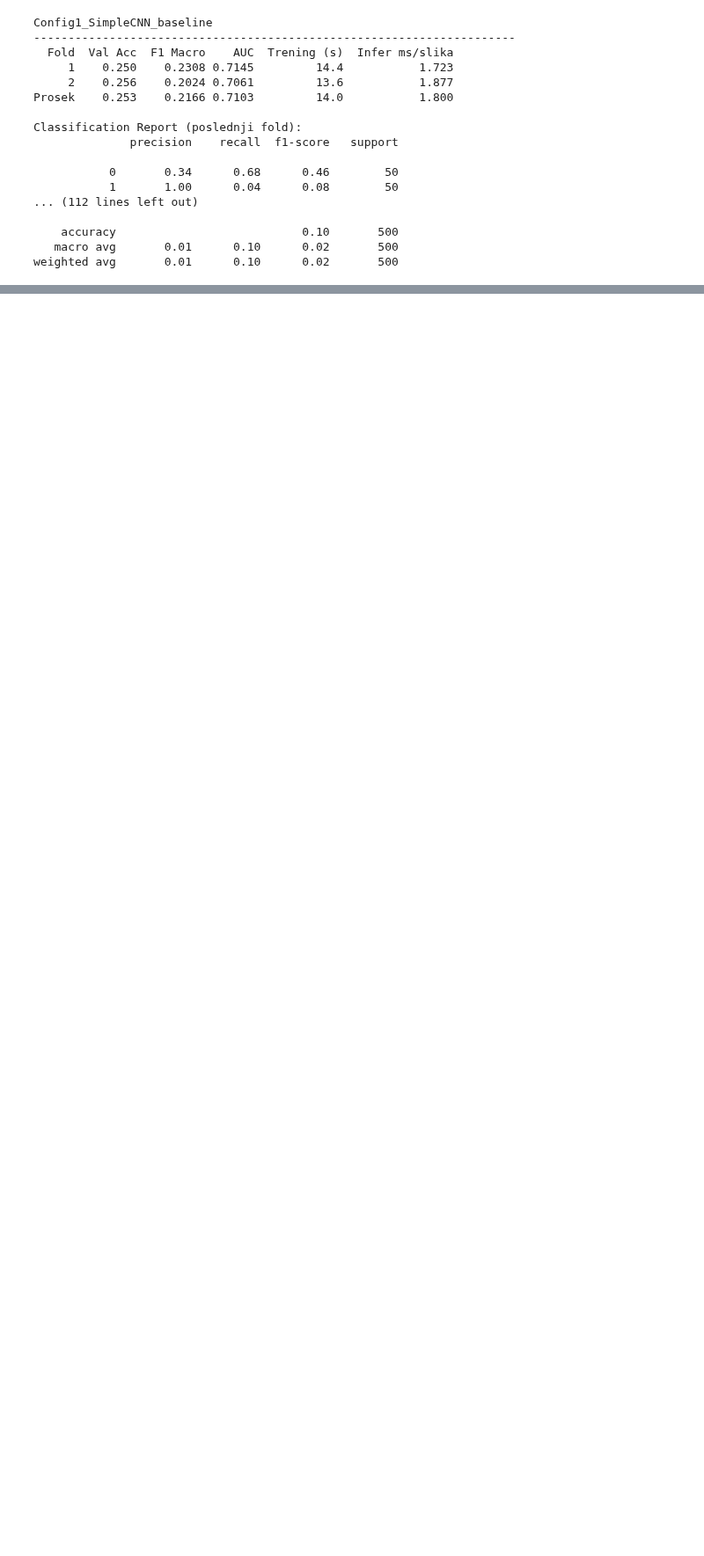
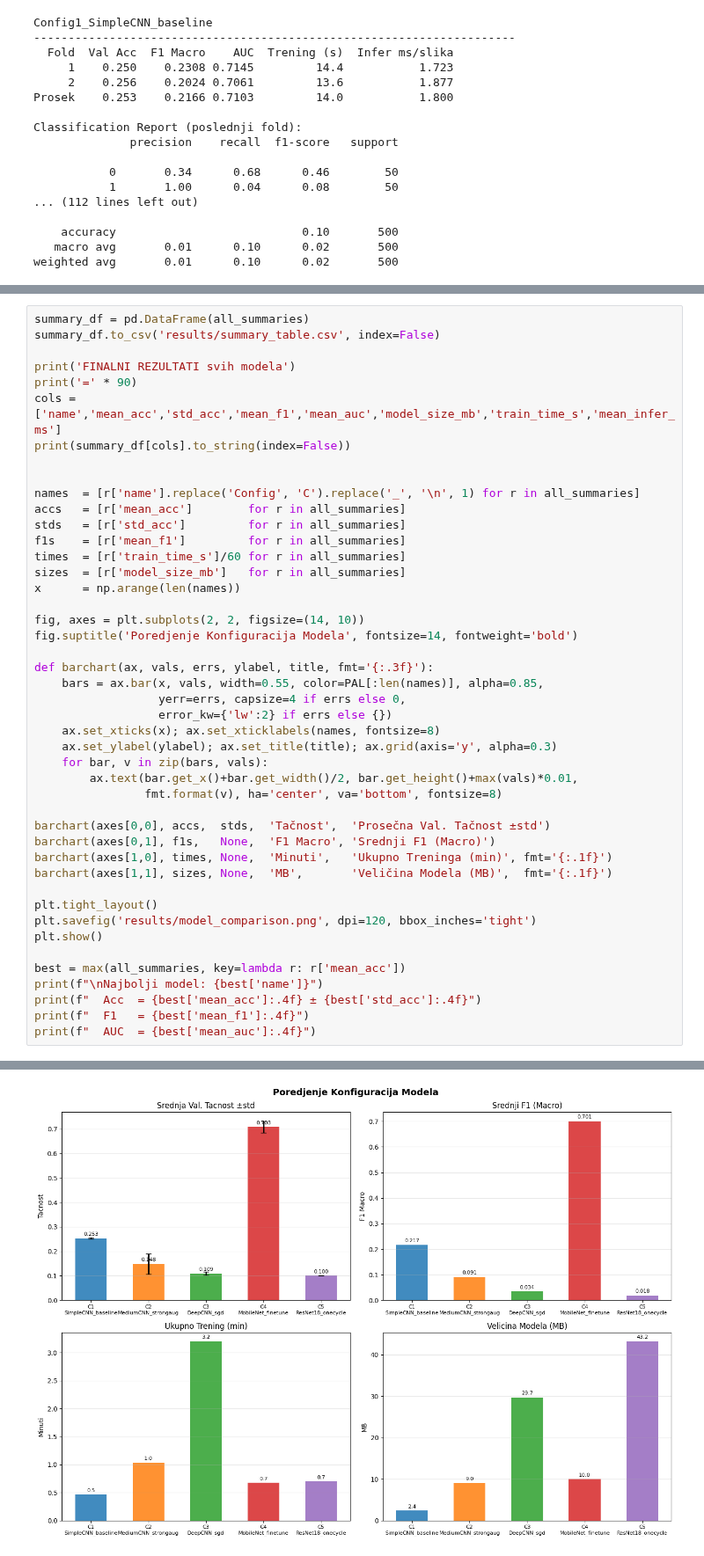
Before and after one commit to predrag002/Animals, a Jupyter notebook: treniranje.ipynb, the cells around one changed output, grey strips where cells are left out. Shown at 88% size. Drawn from its saved outputs; the diff is of its cells as text; blank space fills up the shorter version.

Commit message:
Poredjenje svih modela.

```diff
--- a/treniranje.ipynb
+++ b/treniranje.ipynb
@@ -680,0 +683,46 @@ weighted avg       0.01      0.10      0.02       500
+# %%
+summary_df = pd.DataFrame(all_summaries)
+summary_df.to_csv('results/summary_table.csv', index=False)
+
+print('FINALNI REZULTATI svih modela')
+print('=' * 90)
+cols = ['name','mean_acc','std_acc','mean_f1','mean_auc','model_size_mb','train_time_s','mean_infer_ms']
+print(summary_df[cols].to_string(index=False))
+
+
+names  = [r['name'].replace('Config', 'C').replace('_', '\n', 1) for r in all_summaries]
+accs   = [r['mean_acc']        for r in all_summaries]
+stds   = [r['std_acc']         for r in all_summaries]
+f1s    = [r['mean_f1']         for r in all_summaries]
+times  = [r['train_time_s']/60 for r in all_summaries]
+sizes  = [r['model_size_mb']   for r in all_summaries]
+x      = np.arange(len(names))
+
+fig, axes = plt.subplots(2, 2, figsize=(14, 10))
+fig.suptitle('Poredjenje Konfiguracija Modela', fontsize=14, fontweight='bold')
+
+def barchart(ax, vals, errs, ylabel, title, fmt='{:.3f}'):
+    bars = ax.bar(x, vals, width=0.55, color=PAL[:len(names)], alpha=0.85,
+                  yerr=errs, capsize=4 if errs else 0,
+                  error_kw={'lw':2} if errs else {})
+    ax.set_xticks(x); ax.set_xticklabels(names, fontsize=8)
+    ax.set_ylabel(ylabel); ax.set_title(title); ax.grid(axis='y', alpha=0.3)
+    for bar, v in zip(bars, vals):
+        ax.text(bar.get_x()+bar.get_width()/2, bar.get_height()+max(vals)*0.01,
+                fmt.format(v), ha='center', va='bottom', fontsize=8)
+
+barchart(axes[0,0], accs,  stds,  'Tačnost',  'Prosečna Val. Tačnost ±std')
+barchart(axes[0,1], f1s,   None,  'F1 Macro', 'Srednji F1 (Macro)')
+barchart(axes[1,0], times, None,  'Minuti',   'Ukupno Treninga (min)', fmt='{:.1f}')
+barchart(axes[1,1], sizes, None,  'MB',       'Veličina Modela (MB)',  fmt='{:.1f}')
+
+plt.tight_layout()
+plt.savefig('results/model_comparison.png', dpi=120, bbox_inches='tight')
+plt.show()
+
+best = max(all_summaries, key=lambda r: r['mean_acc'])
+print(f"\nNajbolji model: {best['name']}")
+print(f"  Acc  = {best['mean_acc']:.4f} ± {best['std_acc']:.4f}")
+print(f"  F1   = {best['mean_f1']:.4f}")
+print(f"  AUC  = {best['mean_auc']:.4f}")
+# %% [output]
@@ -680,0 +737 @@ weighted avg       0.01      0.10      0.02       500
+[figure, added]
```
Also changed, not shown: parts of 2 cells of this notebook, 2 other files.
